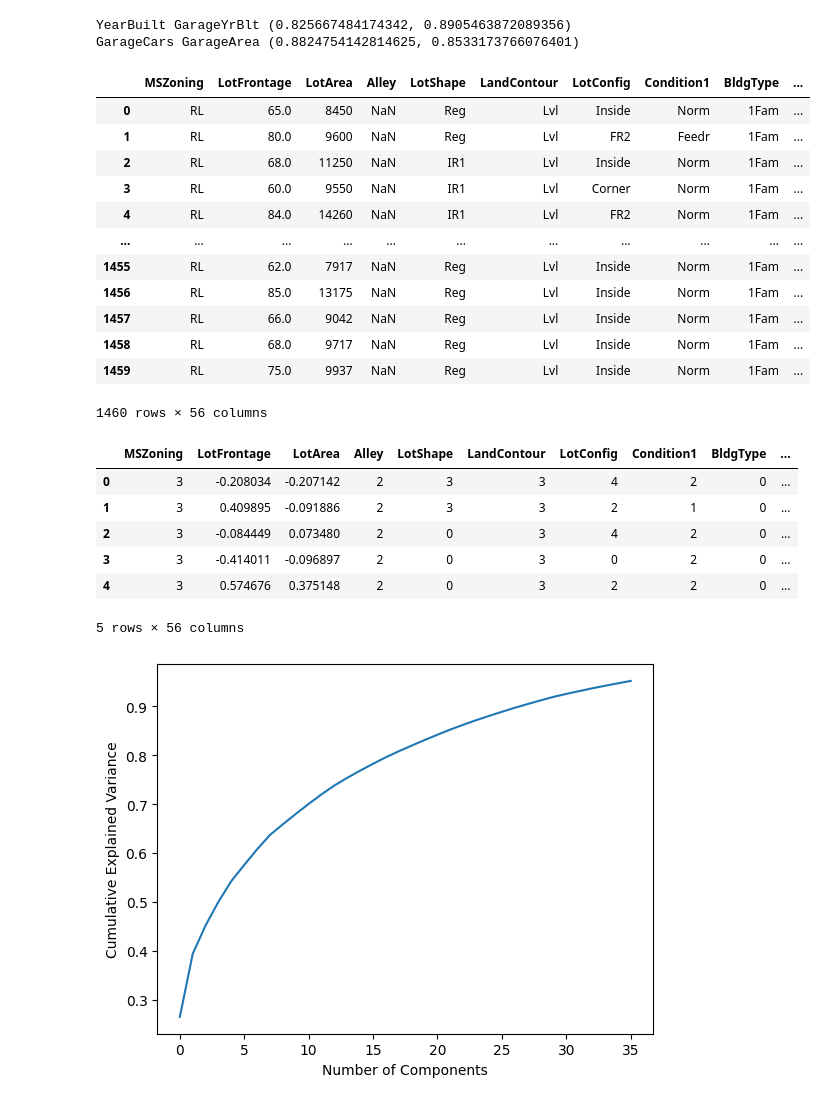
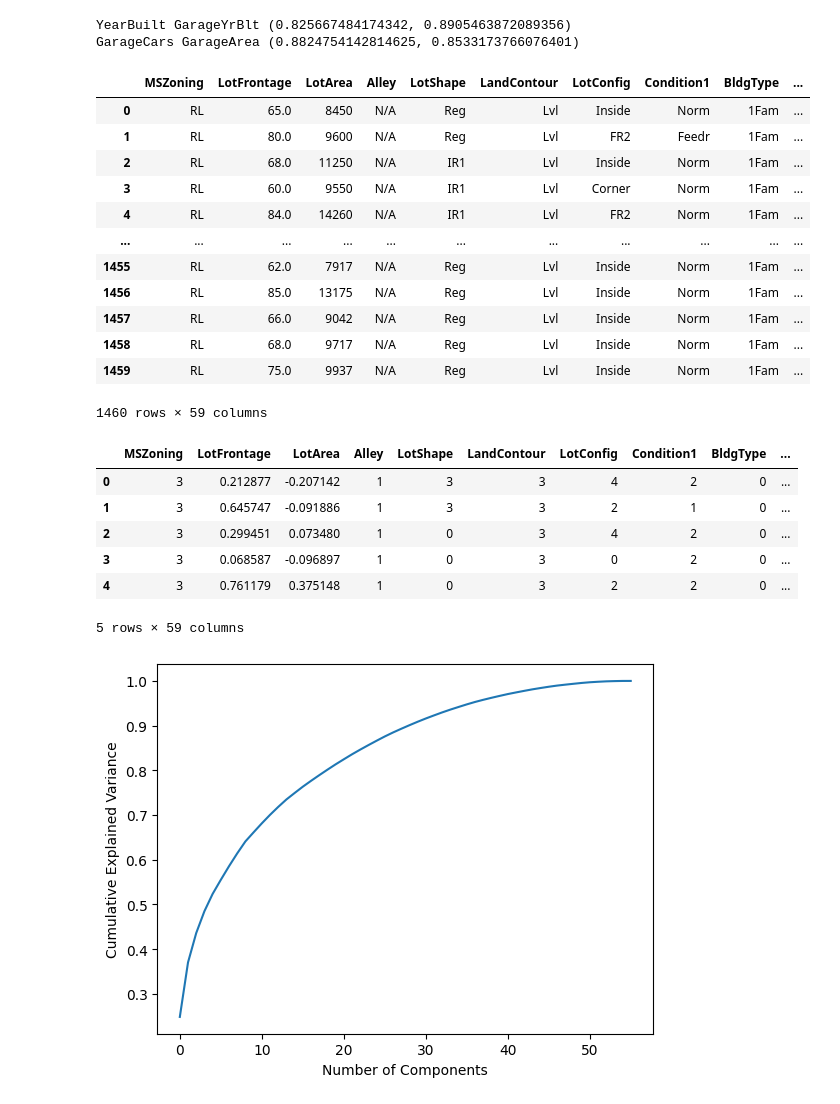
Before and after one commit to Isaac-Gregory/House-Pricing-SWD, a Jupyter notebook: housepricing_noiseanalysis_copy1.ipynb, the cells around one changed output. Saved outputs shown, nothing was run; the diff lists cells and outputs as text; code cells hidden in the pictures.

```diff
--- a/housepricing_noiseanalysis_copy1.ipynb
+++ b/housepricing_noiseanalysis_copy1.ipynb
@@ -429,7 +436,7 @@ GarageCars GarageArea (0.8824754142814625, 0.8533173766076401)
 # %%
 ## removing the redudant columns
 
-redundant_column = ["GarageYrBlt","GarageCars","Neighborhood","GarageCond"]  # Create an empty list for column names
+redundant_column = ["GarageYrBlt","GarageCars","Neighborhood"]  # Create an empty list for column names
 
 column_names_to_remove = redundant_column + noisy_numerical + noisy_categorical
 # Assuming 'data' is your pandas DataFrame
@@ -441,18 +448,18 @@ for column_name in column_names_to_remove:
 data_copy
 # %% [output]
 |  | MSZoning | LotFrontage | LotArea | Alley | LotShape | LandContour | LotConfig | Condition1 | BldgType | ... |
-| 0 | RL | 65.0 | 8450 | NaN | Reg | Lvl | Inside | Norm | 1Fam | ... |
-| 1 | RL | 80.0 | 9600 | NaN | Reg | Lvl | FR2 | Feedr | 1Fam | ... |
-| 2 | RL | 68.0 | 11250 | NaN | IR1 | Lvl | Inside | Norm | 1Fam | ... |
-| 3 | RL | 60.0 | 9550 | NaN | IR1 | Lvl | Corner | Norm | 1Fam | ... |
-| 4 | RL | 84.0 | 14260 | NaN | IR1 | Lvl | FR2 | Norm | 1Fam | ... |
+| 0 | RL | 65.0 | 8450 | N/A | Reg | Lvl | Inside | Norm | 1Fam | ... |
+| 1 | RL | 80.0 | 9600 | N/A | Reg | Lvl | FR2 | Feedr | 1Fam | ... |
+| 2 | RL | 68.0 | 11250 | N/A | IR1 | Lvl | Inside | Norm | 1Fam | ... |
+| 3 | RL | 60.0 | 9550 | N/A | IR1 | Lvl | Corner | Norm | 1Fam | ... |
+| 4 | RL | 84.0 | 14260 | N/A | IR1 | Lvl | FR2 | Norm | 1Fam | ... |
 | ... | ... | ... | ... | ... | ... | ... | ... | ... | ... | ... |
-| 1455 | RL | 62.0 | 7917 | NaN | Reg | Lvl | Inside | Norm | 1Fam | ... |
-| 1456 | RL | 85.0 | 13175 | NaN | Reg | Lvl | Inside | Norm | 1Fam | ... |
-| 1457 | RL | 66.0 | 9042 | NaN | Reg | Lvl | Inside | Norm | 1Fam | ... |
-| 1458 | RL | 68.0 | 9717 | NaN | Reg | Lvl | Inside | Norm | 1Fam | ... |
-| 1459 | RL | 75.0 | 9937 | NaN | Reg | Lvl | Inside | Norm | 1Fam | ... |
+| 1455 | RL | 62.0 | 7917 | N/A | Reg | Lvl | Inside | Norm | 1Fam | ... |
+| 1456 | RL | 85.0 | 13175 | N/A | Reg | Lvl | Inside | Norm | 1Fam | ... |
+| 1457 | RL | 66.0 | 9042 | N/A | Reg | Lvl | Inside | Norm | 1Fam | ... |
+| 1458 | RL | 68.0 | 9717 | N/A | Reg | Lvl | Inside | Norm | 1Fam | ... |
+| 1459 | RL | 75.0 | 9937 | N/A | Reg | Lvl | Inside | Norm | 1Fam | ... |
-1460 rows × 56 columns
+1460 rows × 59 columns
 # %%
 ## Feature engineering
 
@@ -480,38 +487,41 @@ for col in num_cols:
 encoded_data.head()
 # %% [output]
 |  | MSZoning | LotFrontage | LotArea | Alley | LotShape | LandContour | LotConfig | Condition1 | BldgType | ... |
-| 0 | 3 | -0.208034 | -0.207142 | 2 | 3 | 3 | 4 | 2 | 0 | ... |
-| 1 | 3 | 0.409895 | -0.091886 | 2 | 3 | 3 | 2 | 1 | 0 | ... |
-| 2 | 3 | -0.084449 | 0.073480 | 2 | 0 | 3 | 4 | 2 | 0 | ... |
-| 3 | 3 | -0.414011 | -0.096897 | 2 | 0 | 3 | 0 | 2 | 0 | ... |
-| 4 | 3 | 0.574676 | 0.375148 | 2 | 0 | 3 | 2 | 2 | 0 | ... |
+| 0 | 3 | 0.212877 | -0.207142 | 1 | 3 | 3 | 4 | 2 | 0 | ... |
+| 1 | 3 | 0.645747 | -0.091886 | 1 | 3 | 3 | 2 | 1 | 0 | ... |
+| 2 | 3 | 0.299451 | 0.073480 | 1 | 0 | 3 | 4 | 2 | 0 | ... |
+| 3 | 3 | 0.068587 | -0.096897 | 1 | 0 | 3 | 0 | 2 | 0 | ... |
+| 4 | 3 | 0.761179 | 0.375148 | 1 | 0 | 3 | 2 | 2 | 0 | ... |
-5 rows × 56 columns
+5 rows × 59 columns
+# %%
+encoded_data["GarageRating"]= encoded_data[['GarageQual', 'GarageCond']].apply(lambda x: (x['GarageQual'] + x["GarageCond"])/2,axis=1)
+encoded_data.drop(['GarageQual','GarageCond'], axis=1, inplace=True)
 # %%
 # prompt: train a pca to extract significant features
 
 from sklearn.decomposition import PCA
 from sklearn.preprocessing import StandardScaler
 
 # Separate features and target
 X = encoded_data.drop('SalePrice', axis=1)
 y = encoded_data['SalePrice']
 
 X.fillna(0, inplace=True)
 
 
 # Apply PCA
-pca = PCA(n_components=0.95)  # Keep enough components to explain 95% of variance
+pca = PCA(n_components="mle")  # Keep enough components to explain 95% of variance
 
 X_pca = pca.fit_transform(X)
 
 
 # Plot cumulative explained variance
 plt.plot(np.cumsum(pca.explained_variance_ratio_))
 plt.xlabel('Number of Components')
 plt.ylabel('Cumulative Explained Variance')
 plt.show()
 # %% [output]
-[figure, old version]
+[figure, new version]
 # %%
 print("Number of principal components:", pca.n_components_)
 
```
Also changed, not shown: parts of 5 cells of this notebook.
